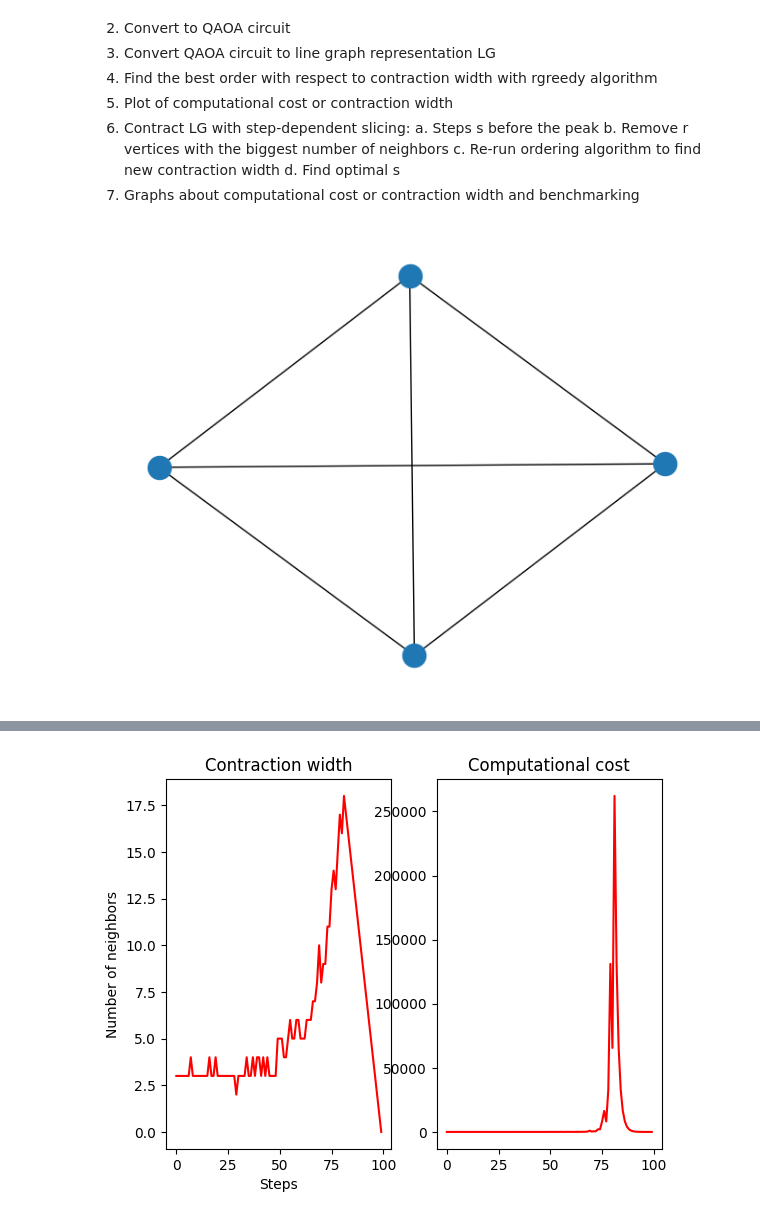
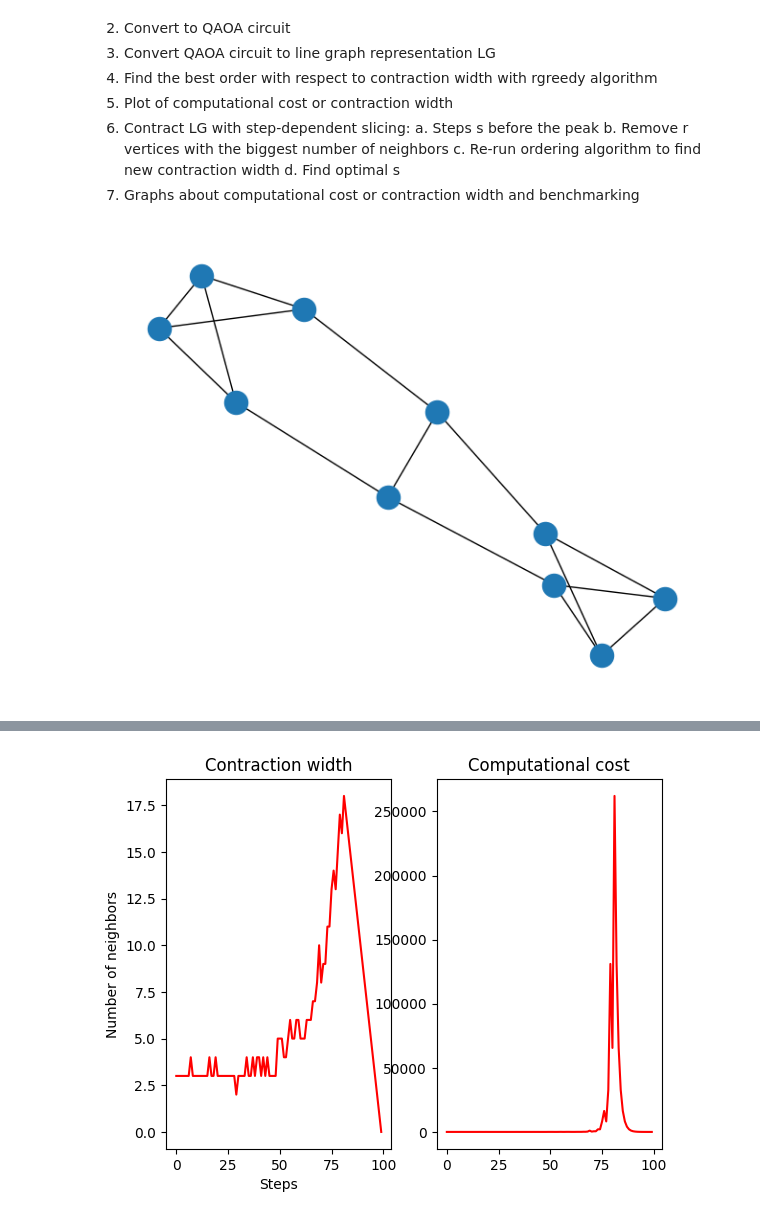
Before and after one commit to richardm1234/stepDependentSlicing_AQC, a Jupyter notebook: demo.ipynb, the cells around one changed output, grey strips where cells are left out. Saved outputs shown, nothing was run; the diff lists cells and outputs as text; code cells hidden in the pictures.

Commit message:
demo of conversion from problem graph to circuit

```diff
--- a/demo.ipynb
+++ b/demo.ipynb
@@ -15,11 +15,11 @@ Execution steps:
 import graph
 import networkx as nx
 # %%
-G = graph.createGraph(4)
+G = graph.createGraph(10)
 nx.draw(G)
 order, width, neighbors = graph.rgreedy(G, 0.5, 25)
 # %% [output]
-[figure, old version]
+[figure, new version]
 # %%
 circuit = graph.createCircuit(G)
 circuit.draw('mpl')
```
Also changed, not shown: parts of 1 cell of this notebook.
